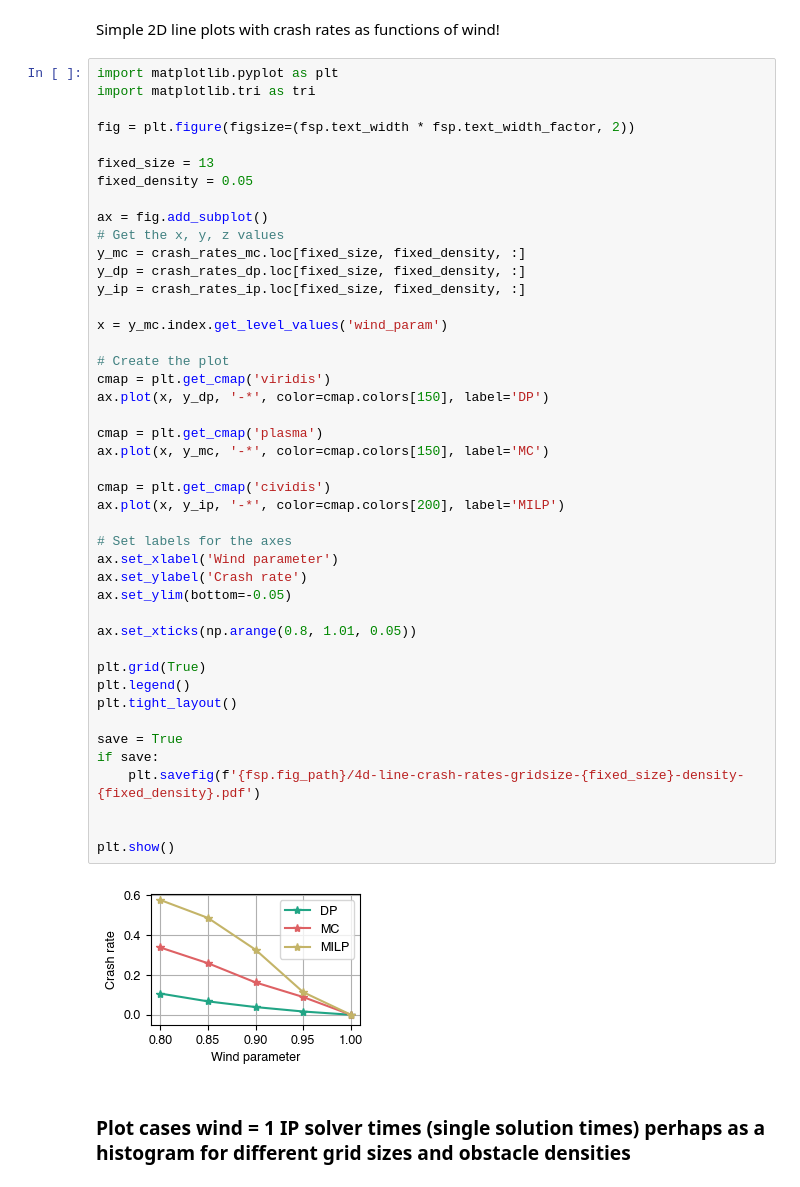
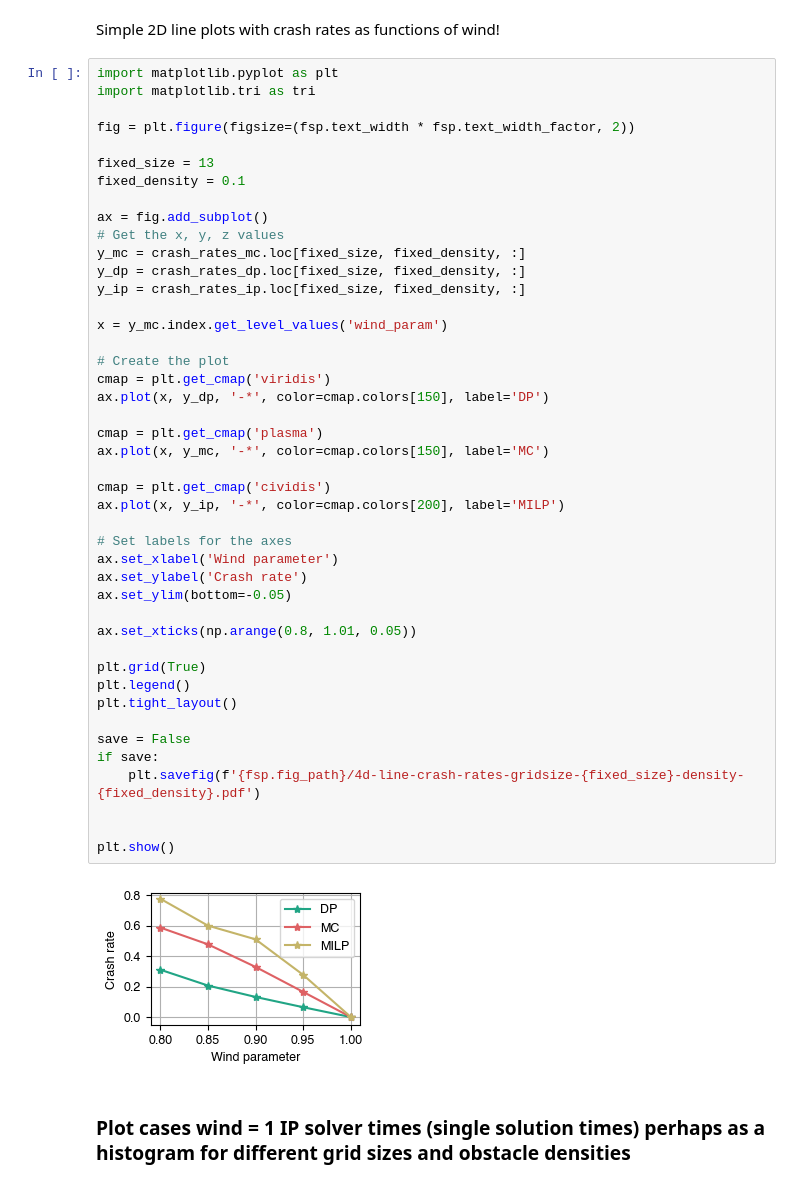
Before and after one commit to berkpereira/gridworld-numpy, a Jupyter notebook: eda_4d.ipynb, the cells around one changed output. Drawn from its saved outputs; the diff is of its cells as text.

```diff
--- a/eda_4d.ipynb
+++ b/eda_4d.ipynb
@@ -357,7 +357,7 @@ import matplotlib.tri as tri
 fig = plt.figure(figsize=(fsp.text_width * fsp.text_width_factor, 2))
 
 fixed_size = 13
-fixed_density = 0.05
+fixed_density = 0.1
 
 ax = fig.add_subplot()
 # Get the x, y, z values
@@ -367,35 +367,35 @@ y_ip = crash_rates_ip.loc[fixed_size, fixed_density, :]
 
 x = y_mc.index.get_level_values('wind_param')
 
 # Create the plot
 cmap = plt.get_cmap('viridis')
 ax.plot(x, y_dp, '-*', color=cmap.colors[150], label='DP')
 
 cmap = plt.get_cmap('plasma')
 ax.plot(x, y_mc, '-*', color=cmap.colors[150], label='MC')
 
 cmap = plt.get_cmap('cividis')
 ax.plot(x, y_ip, '-*', color=cmap.colors[200], label='MILP')
 
 # Set labels for the axes
 ax.set_xlabel('Wind parameter')
 ax.set_ylabel('Crash rate')
 ax.set_ylim(bottom=-0.05)
 
 ax.set_xticks(np.arange(0.8, 1.01, 0.05))
 
 plt.grid(True)
 plt.legend()
 plt.tight_layout()
 
-save = True
+save = False
 if save:
     plt.savefig(f'{fsp.fig_path}/4d-line-crash-rates-gridsize-{fixed_size}-density-{fixed_density}.pdf')
 
 
 plt.show()
 # %% [output]
-[figure, old version]
+[figure, new version]
 # %% [markdown]
 ### Plot cases wind = 1 IP solver times (single solution times) perhaps as a histogram for different grid sizes and obstacle densities
 # %%
```
Also changed, not shown: parts of 6 cells of this notebook, 1 other file.
